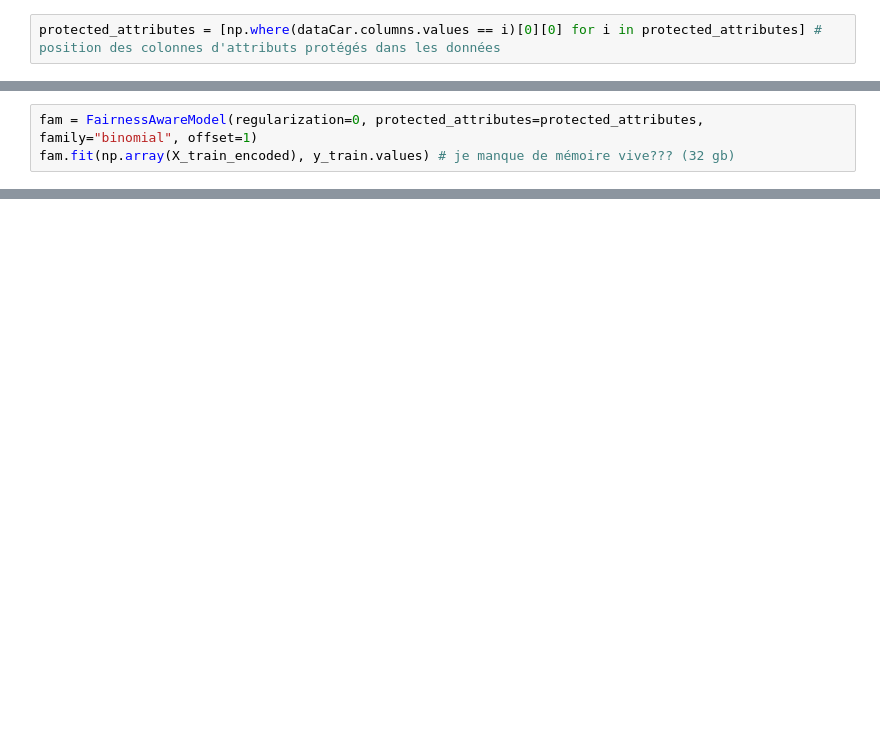
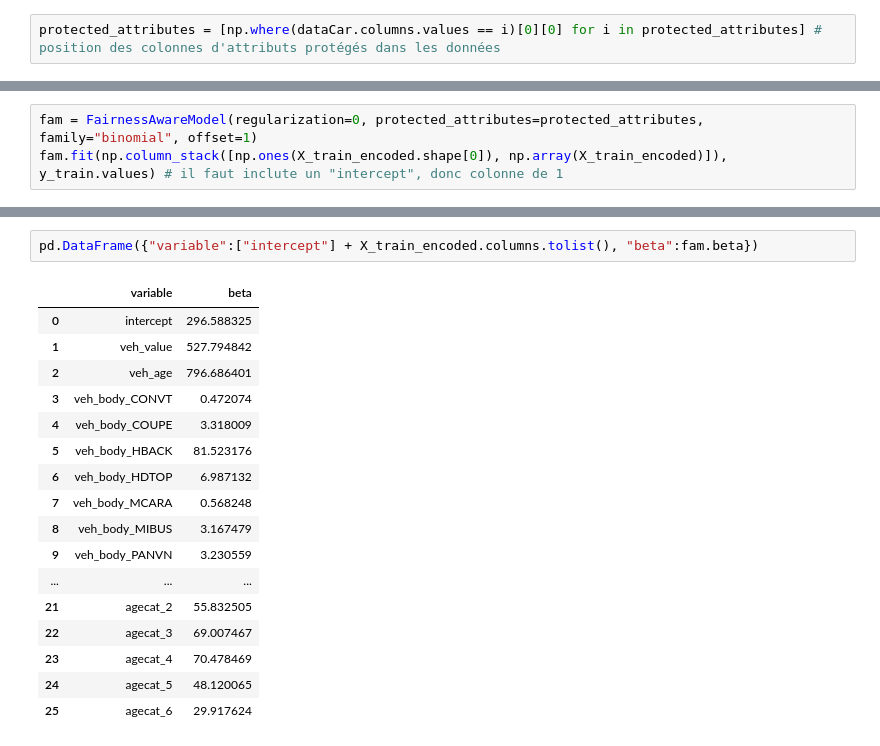
Before and after one commit to MathieuBazinet/Actulab, a Jupyter notebook: comparaison-modeles-baseline-et-optim.ipynb, the cells around one changed output, grey strips where cells are left out. Cells and saved outputs as stored; diff of their text form; blank space fills up the shorter version.

Commit message:
la minimisation roule, mais les betas ne sont pas bons

```diff
--- a/comparaison-modeles-baseline-et-optim.ipynb
+++ b/comparaison-modeles-baseline-et-optim.ipynb
@@ -112,4 +121,4 @@ protected_attributes = [np.where(dataCar.columns.values == i)[0][0] for i in pro
 # %%
 fam = FairnessAwareModel(regularization=0, protected_attributes=protected_attributes, family="binomial", offset=1)
-fam.fit(np.array(X_train_encoded), y_train.values) # je manque de mémoire vive??? (32 gb)
+fam.fit(np.column_stack([np.ones(X_train_encoded.shape[0]), np.array(X_train_encoded)]), y_train.values) # il faut inclute un "intercept", donc colonne de 1
 # %% [output]
@@ -120,0 +176,20 @@ Error:
+# %%
+pd.DataFrame({"variable":["intercept"] + X_train_encoded.columns.tolist(), "beta":fam.beta})
+# %% [output]
+|  | variable | beta |
+| 0 | intercept | 296.588325 |
+| 1 | veh_value | 527.794842 |
+| 2 | veh_age | 796.686401 |
+| 3 | veh_body_CONVT | 0.472074 |
+| 4 | veh_body_COUPE | 3.318009 |
+| 5 | veh_body_HBACK | 81.523176 |
+| 6 | veh_body_HDTOP | 6.987132 |
+| 7 | veh_body_MCARA | 0.568248 |
+| 8 | veh_body_MIBUS | 3.167479 |
+| 9 | veh_body_PANVN | 3.230559 |
+| ... | ... | ... |
+| 21 | agecat_2 | 55.832505 |
+| 22 | agecat_3 | 69.007467 |
+| 23 | agecat_4 | 70.478469 |
+| 24 | agecat_5 | 48.120065 |
+| 25 | agecat_6 | 29.917624 |
```
Also changed, not shown: parts of 4 cells of this notebook, 1 other file.
